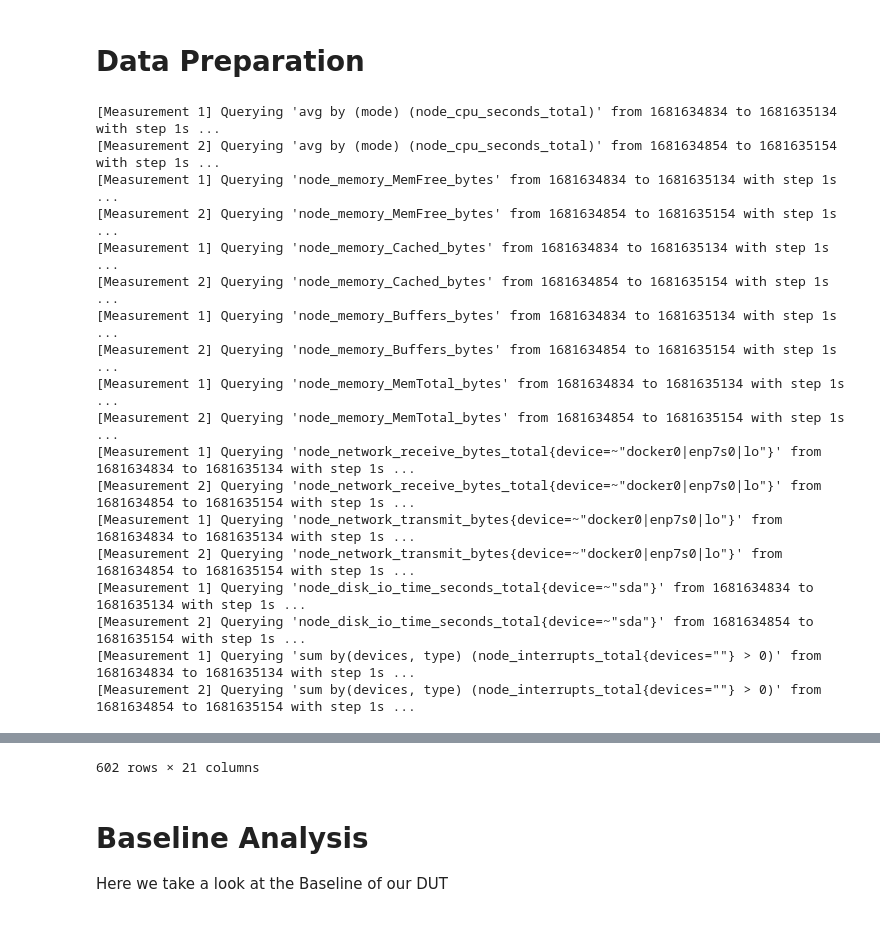
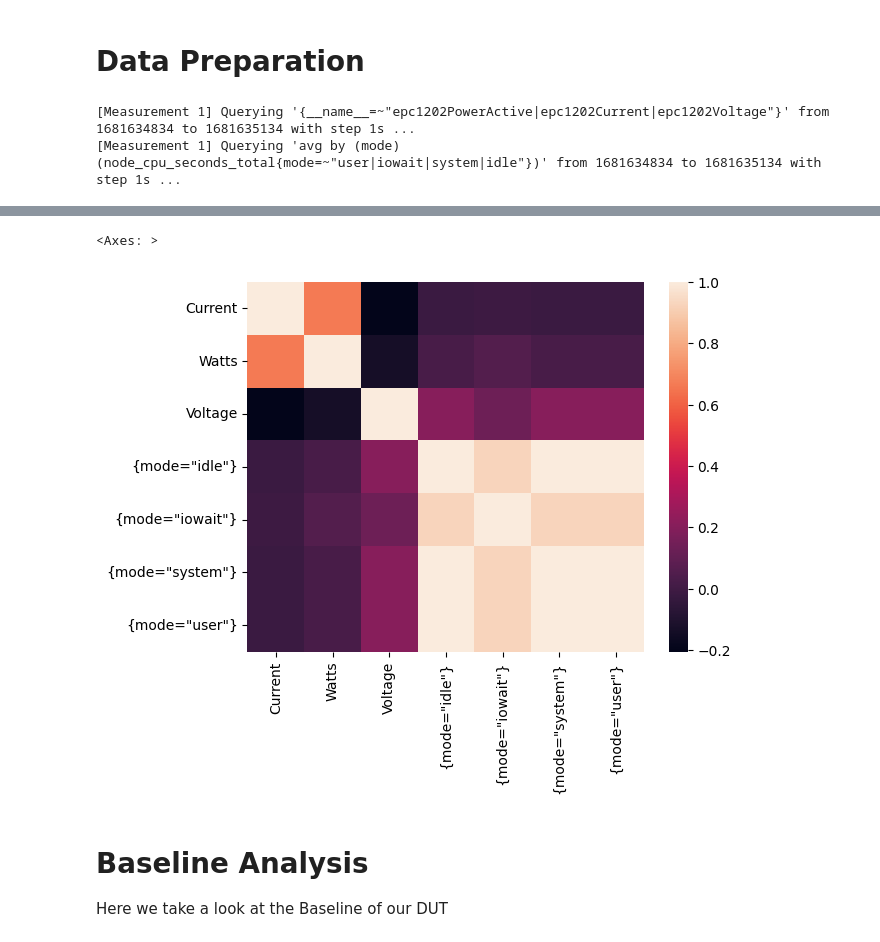
Before and after one commit to twobiers/software-architecture-sustainability-experiment, a Jupyter notebook: results/analysis.ipynb, the cells around one changed output, grey strips where cells are left out. Saved outputs shown, nothing was run; the diff lists cells and outputs as text; code cells hidden in the pictures.

```diff
--- a/results/analysis.ipynb
+++ b/results/analysis.ipynb
@@ -40,7 +40,13 @@ def describe_measurement_dataframe(df):
 def prepare_query_range_as_dataframe(measurement_no, query, start, end, step=step) -> pd.DataFrame:
     print(f"[Measurement {measurement_no}] Querying '{query}' from {start} to {end} with step {step} ...")
     metrics = p.query_range(query, start, end, step)
-    metrics = metrics.assign(seconds=range(len(metrics)))
+
+    # We can't be sure that we have a value for each second, so we calculate the difference between the timestamps
+    # and att those to the dataframe
+    metrics['tvalue'] = metrics.index
+    metrics['delta'] = (metrics['tvalue'] - metrics['tvalue'].shift()).fillna(0)
+    metrics.drop(['tvalue'], inplace=True, axis=1)
+    # metrics = metrics.assign(seconds=range(len(metrics)))
     metrics = metrics.assign(measurement=measurement_no)
 
     summarize_outliers(metrics.reset_index())
@@ -168,6 +177,7 @@ def prepare_interrupts(measurement_dataframe):
 # This is just a try to load everything into a single dataframe.
 # It's not working yet, but I'm going to leave it here for now.
 def prepare_humongous_dataframe(df: pd.DataFrame) -> pd.DataFrame:
+    power_metrics = prepare_power_metrics(df).set_index(['measurement', 'seconds'])
     cpu_seconds = prepare_dataframe(lambda start, duration, end: "avg by (mode) (node_cpu_seconds_total)", df).set_index(['measurement', 'seconds'])
     memory_free = prepare_dataframe(lambda start, duration, end: "node_memory_MemFree_bytes", df).set_index(['measurement','seconds'])
     memory_chached = prepare_dataframe(lambda start, duration, end: "node_memory_Cached_bytes", df).set_index(['measurement','seconds'])
@@ -179,28 +189,25 @@ def prepare_humongous_dataframe(df: pd.DataFrame) -> pd.DataFrame:
     interrupts = prepare_dataframe(lambda start, duration, end: f"sum by(devices, type) (node_interrupts_total{interrupts_filter} > 0)", df).set_index(['measurement', 'seconds'])
 
     df = pd.concat(
-        [cpu_seconds, memory_free, memory_chached, memory_buffers, memory_total, network_receive_bytes, network_transmit_bytes, disk_io_time_seconds, interrupts],
+        [power_metrics, cpu_seconds, memory_free, memory_chached, memory_buffers, memory_total, network_receive_bytes, network_transmit_bytes, disk_io_time_seconds, interrupts],
         axis=1,
         names=['measurement', 'seconds']
     )
 
     return df
+
+power_metrics = prepare_power_metrics(bm).set_index(['measurement', 'seconds'])
+#'{mode="idle"}', '{mode="iowait"}', '{mode="system"}', '{mode="user"}'
+cpu_seconds = prepare_dataframe(lambda start, duration, end: "avg by (mode) (node_cpu_seconds_total{mode=~\"user|iowait|system|idle\"})", bm).set_index(['measurement', 'seconds'])
+
+df = pd.concat(
+        [power_metrics, cpu_seconds],
+        axis=1,
+        names=['measurement', 'seconds']
+    )
+corr = df.corr()
+corr.style.background_gradient(cmap='coolwarm')
+sns.heatmap(corr)
 # %% [output]
-[Measurement 1] Querying 'avg by (mode) (node_cpu_seconds_total)' from 1681634834 to 1681635134 with step 1s ...
-[Measurement 2] Querying 'avg by (mode) (node_cpu_seconds_total)' from 1681634854 to 1681635154 with step 1s ...
-[Measurement 1] Querying 'node_memory_MemFree_bytes' from 1681634834 to 1681635134 with step 1s ...
-[Measurement 2] Querying 'node_memory_MemFree_bytes' from 1681634854 to 1681635154 with step 1s ...
-[Measurement 1] Querying 'node_memory_Cached_bytes' from 1681634834 to 1681635134 with step 1s ...
-[Measurement 2] Querying 'node_memory_Cached_bytes' from 1681634854 to 1681635154 with step 1s ...
-[Measurement 1] Querying 'node_memory_Buffers_bytes' from 1681634834 to 1681635134 with step 1s ...
-[Measurement 2] Querying 'node_memory_Buffers_bytes' from 1681634854 to 1681635154 with step 1s ...
-[Measurement 1] Querying 'node_memory_MemTotal_bytes' from 1681634834 to 1681635134 with step 1s ...
-[Measurement 2] Querying 'node_memory_MemTotal_bytes' from 1681634854 to 1681635154 with step 1s ...
-[Measurement 1] Querying 'node_network_receive_bytes_total{device=~"docker0|enp7s0|lo"}' from 1681634834 to 1681635134 with step 1s ...
-[Measurement 2] Querying 'node_network_receive_bytes_total{device=~"docker0|enp7s0|lo"}' from 1681634854 to 1681635154 with step 1s ...
-[Measurement 1] Querying 'node_network_transmit_bytes{device=~"docker0|enp7s0|lo"}' from 1681634834 to 1681635134 with step 1s ...
-[Measurement 2] Querying 'node_network_transmit_bytes{device=~"docker0|enp7s0|lo"}' from 1681634854 to 1681635154 with step 1s ...
-[Measurement 1] Querying 'node_disk_io_time_seconds_total{device=~"sda"}' from 1681634834 to 1681635134 with step 1s ...
-[Measurement 2] Querying 'node_disk_io_time_seconds_total{device=~"sda"}' from 1681634854 to 1681635154 with step 1s ...
-[Measurement 1] Querying 'sum by(devices, type) (node_interrupts_total{devices=""} > 0)' from 1681634834 to 1681635134 with step 1s ...
-[Measurement 2] Querying 'sum by(devices, type) (node_interrupts_total{devices=""} > 0)' from 1681634854 to 1681635154 with step 1s ...
+[Measurement 1] Querying '{__name__=~"epc1202PowerActive|epc1202Current|epc1202Voltage"}' from 1681634834 to 1681635134 with step 1s ...
+[Measurement 1] Querying 'avg by (mode) (node_cpu_seconds_total{mode=~"user|iowait|system|idle"})' from 1681634834 to 1681635134 with step 1s ...
@@ -220,4 +214,5 @@ def prepare_humongous_dataframe(df: pd.DataFrame) -> pd.DataFrame:
-602 rows × 21 columns
+<Axes: >
+[figure, added]
 # %% [markdown]
 # Baseline Analysis
 
```
Also changed, not shown: parts of 7 cells of this notebook.
